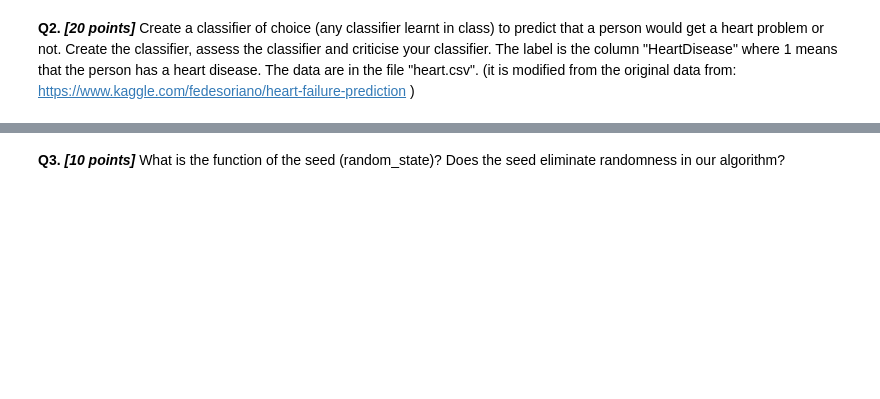
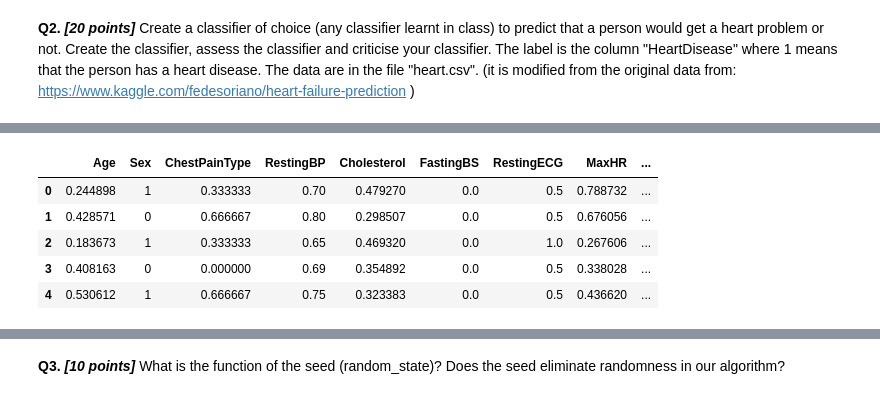
Before and after one commit to Monthon40/Intro-to-Data-Science, a Jupyter notebook: final/Final_Exam_Question.ipynb, the cells around one changed output, grey strips where cells are left out. Saved outputs shown, nothing was run; the diff lists cells and outputs as text; code cells hidden in the pictures; blank space fills up the shorter version.

```diff
--- a/final/Final_Exam_Question.ipynb
+++ b/final/Final_Exam_Question.ipynb
@@ -33,0 +71,13 @@ Answer 2)
+# %%
+scal_fet = ['Age','ChestPainType','RestingBP','Cholesterol','RestingECG','MaxHR','Oldpeak','ST_Slope']
+from sklearn.preprocessing import MinMaxScaler
+scaler = MinMaxScaler()
+df1[scal_fet] = scaler.fit_transform(df[scal_fet])
+df1.head()
+# %% [output]
+|  | Age | Sex | ChestPainType | RestingBP | Cholesterol | FastingBS | RestingECG | MaxHR | ... |
+| 0 | 0.244898 | 1 | 0.333333 | 0.70 | 0.479270 | 0.0 | 0.5 | 0.788732 | ... |
+| 1 | 0.428571 | 0 | 0.666667 | 0.80 | 0.298507 | 0.0 | 0.5 | 0.676056 | ... |
+| 2 | 0.183673 | 1 | 0.333333 | 0.65 | 0.469320 | 0.0 | 1.0 | 0.267606 | ... |
+| 3 | 0.408163 | 0 | 0.000000 | 0.69 | 0.354892 | 0.0 | 0.5 | 0.338028 | ... |
+| 4 | 0.530612 | 1 | 0.666667 | 0.75 | 0.323383 | 0.0 | 0.5 | 0.436620 | ... |
```
Also changed, not shown: parts of 16 cells of this notebook, 1 other file.
